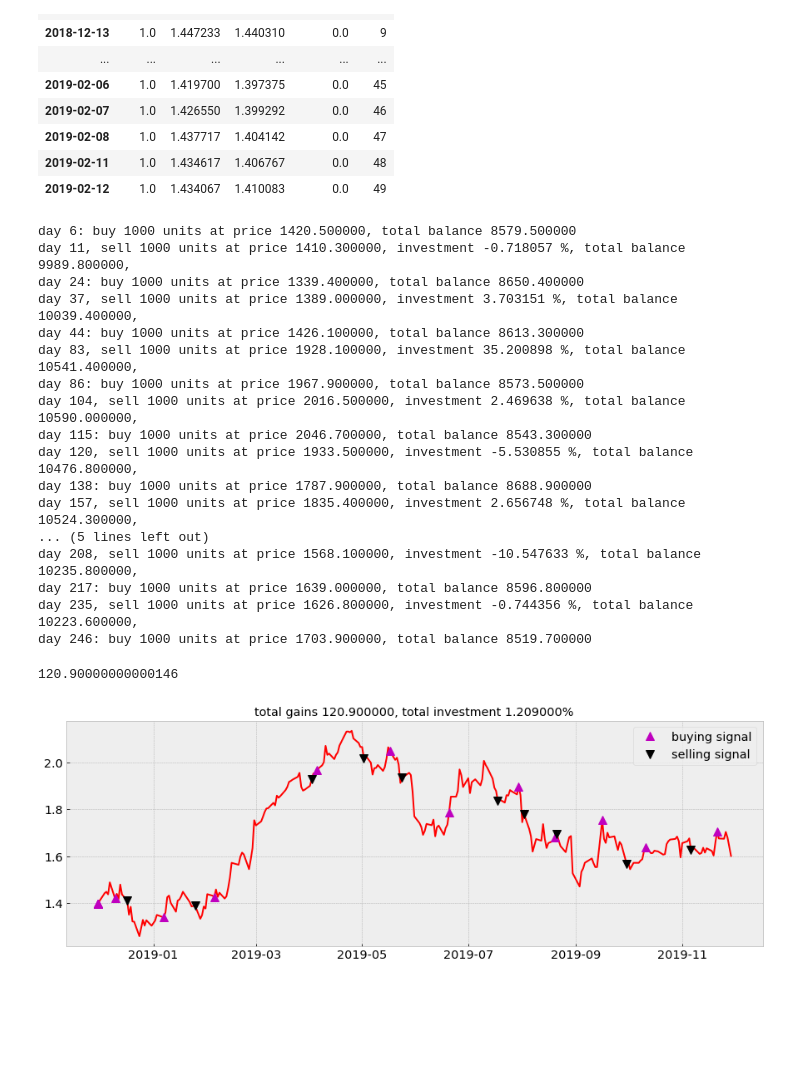
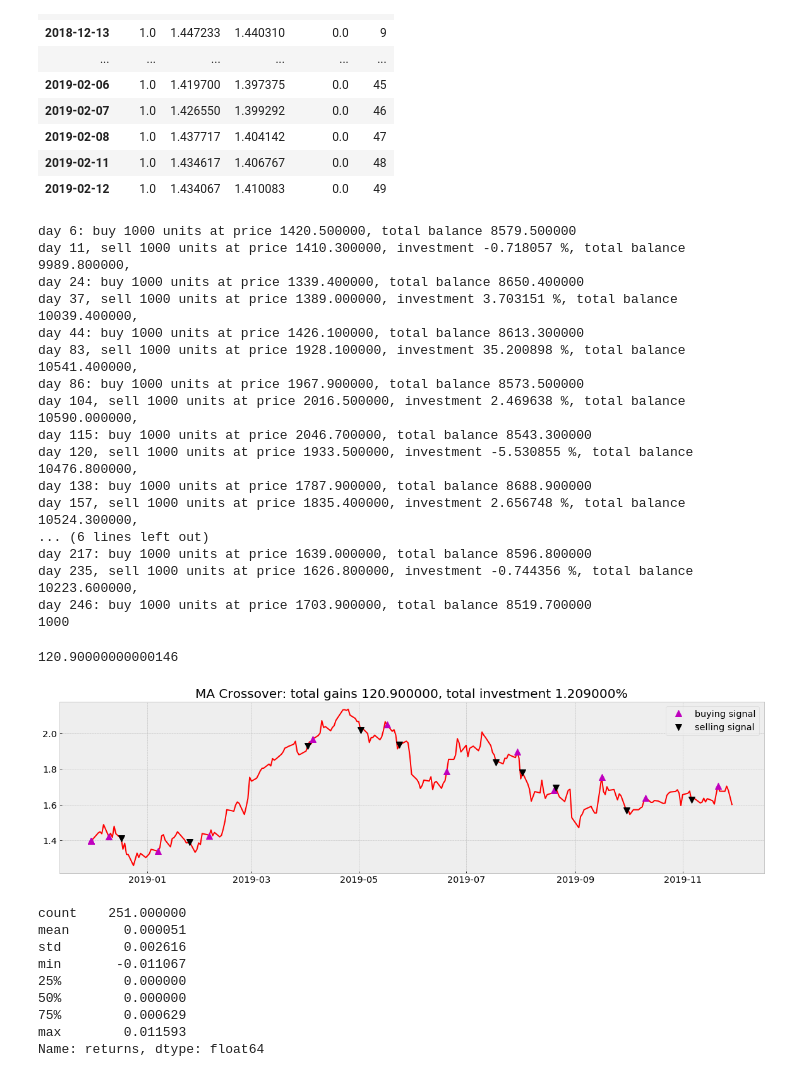
Before and after one commit to michaelwozniak/rit_preliminaries, a Jupyter notebook: ma_agent.ipynb, the cells around one changed output. Drawn from its saved outputs; the diff is of its cells as text; code cells hidden in the pictures; blank space fills up the shorter version.

```diff
--- a/ma_agent.ipynb
+++ b/ma_agent.ipynb
@@ -119,6 +119,8 @@ def buy_stock(
     states_sell = []
     states_buy = []
     current_inventory = 0
+
+    total = list()
 
     def buy(i, initial_money, current_inventory):
         shares = initial_money // real_movement[i]
@@ -171,6 +173,8 @@ def buy_stock(
                     % (i, sell_units, total_sell, invest, initial_money)
                 )
             states_sell.append(i)
+        total.append(current_inventory*real_movement[i]+initial_money)
+    print(current_inventory)
     try:
         adj = (current_inventory*real_movement[-1])
     except:
@@ -178,9 +182,9 @@ def buy_stock(
 
     invest = ((initial_money + adj - starting_money) / starting_money) * 100
     total_gains = initial_money + adj - starting_money
-    return states_buy, states_sell, total_gains, invest
+    return states_buy, states_sell, total_gains, invest,total
 # %%
-states_buy, states_sell, total_gains, invest = buy_stock(df.Close, signals['positions'])
+states_buy, states_sell, total_gains, invest,total = buy_stock(df.Close, signals['positions'])
 # %% [output]
 day 6: buy 1000 units at price 1420.500000, total balance 8579.500000
 day 11, sell 1000 units at price 1410.300000, investment -0.718057 %, total balance 9989.800000,
@@ -194,23 +198,24 @@ day 115: buy 1000 units at price 2046.700000, total balance 8543.300000
 day 120, sell 1000 units at price 1933.500000, investment -5.530855 %, total balance 10476.800000,
 day 138: buy 1000 units at price 1787.900000, total balance 8688.900000
 day 157, sell 1000 units at price 1835.400000, investment 2.656748 %, total balance 10524.300000,
-... (5 lines left out)
-day 208, sell 1000 units at price 1568.100000, investment -10.547633 %, total balance 10235.800000,
+... (6 lines left out)
 day 217: buy 1000 units at price 1639.000000, total balance 8596.800000
 day 235, sell 1000 units at price 1626.800000, investment -0.744356 %, total balance 10223.600000,
 day 246: buy 1000 units at price 1703.900000, total balance 8519.700000
+1000
 # %%
 total_gains
 # %% [output]
 120.90000000000146
 # %%
 close = df['Close']
-fig = plt.figure(figsize = (15,5))
+fig = plt.figure(figsize = (20,5))
 plt.plot(close, color='r', lw=2.)
 plt.plot(close, '^', markersize=10, color='m', label = 'buying signal', markevery = states_buy)
 plt.plot(close, 'v', markersize=10, color='k', label = 'selling signal', markevery = states_sell)
-plt.title('total gains %f, total investment %f%%'%(total_gains, invest))
+plt.title('MA Crossover: total gains %f, total investment %f%%'%(total_gains, invest),fontsize=20)
 plt.legend()
+plt.savefig("fig13.png")
 plt.show()
 # %% [output]
-[figure, old version]
+[figure, new version]
@@ -216,0 +227,12 @@ plt.show()
+# %%
+totals.returns.describe()
+# %% [output]
+count    251.000000
+mean       0.000051
+std        0.002616
+min       -0.011067
+25%        0.000000
+50%        0.000000
+75%        0.000629
+max        0.011593
+Name: returns, dtype: float64
```
Also changed, not shown: parts of 2 cells of this notebook, 16 other files.
